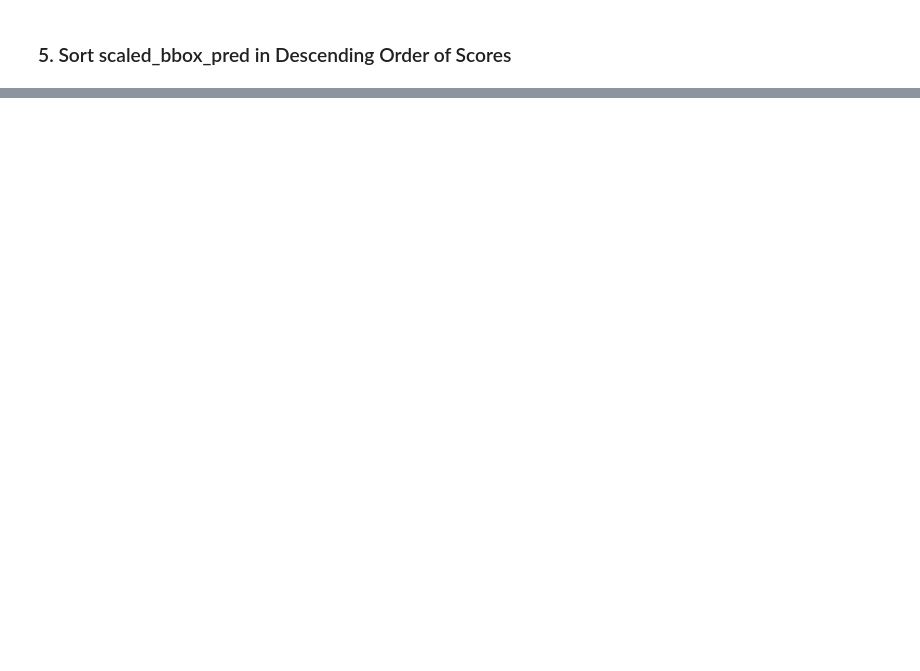
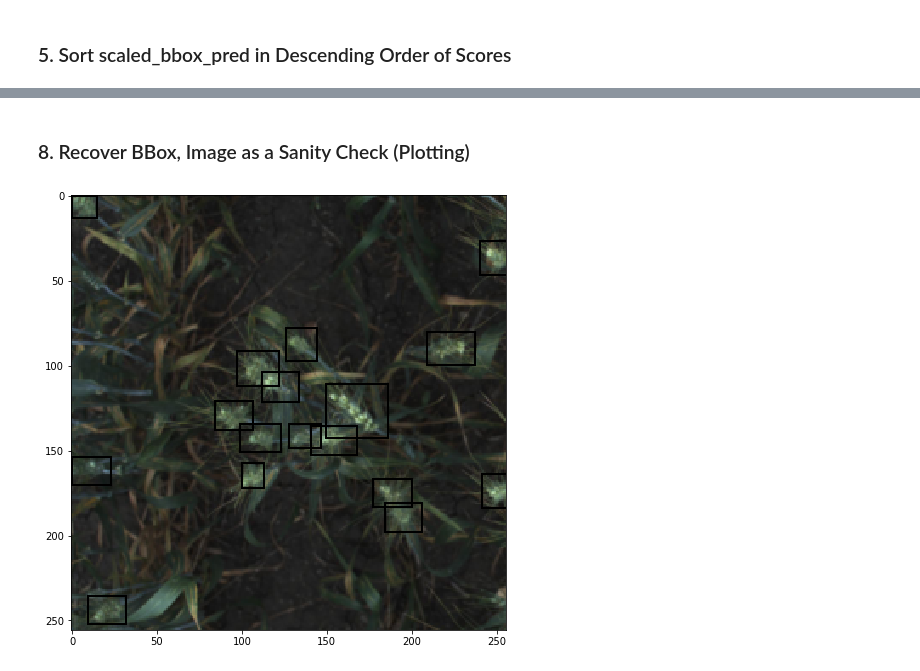
Before and after one commit to riven314/Wheat-Detection-2020, a Jupyter notebook: ipynb/interface_model_preds_with_mAP.ipynb, the cells around one changed output, grey strips where cells are left out. Drawn from its saved outputs; the diff is of its cells as text; code cells hidden in the pictures; blank space fills up the shorter version.

```diff
--- a/ipynb/interface_model_preds_with_mAP.ipynb
+++ b/ipynb/interface_model_preds_with_mAP.ipynb
@@ -254,0 +297,29 @@ tensor([0, 0, 0,  ..., 0, 0, 0], device='cuda:0')
+# %%
+thresholds = [0.5, 0.55, 0.60, 0.65, 0.70]
+b_mets = []
+b_n = b[0].size(0)
+
+for i in range(b_n):
+    # filter and transform predicted bbox
+    cthw_bbox_pred, scores, clas_pred = test_process_output(preds, i, detect_thresh = 0.5)
+    keep_idxs = nms(cthw_bbox_pred, scores, thresh = 0.3)
+    cthw_bbox_pred, scores, clas_pred = cthw_bbox_pred[keep_idxs], scores[keep_idxs], clas_pred[keep_idxs]
+    tlbr_bbox_pred = cthw2tlbr(cthw_bbox_pred)
+    sort_idxs = torch.argsort(scores, dim = -1, descending = True)
+    tlbr_bbox_pred, scores, clas_pred = tlbr_bbox_pred[sort_idxs], scores[sort_idxs], clas_pred[sort_idxs]
+    bbox_pred = tlbr_bbox_pred[:, [1, 0, 3, 2]]
+    bbox_pred = bbox_pred.detach().cpu().numpy()
+    bbox_pred = decode_bboxs(bbox_pred, img_size = 256)
+
+    # clean target bbox
+    tgt_bbox, tgt_clas = b[1][i], b[2][i]
+    nonzero_idxs = torch.nonzero(tgt_clas)
+    gts = tgt_bbox[nonzero_idxs].squeeze()
+    gts = gts.detach().cpu().numpy()
+    gts = decode_bboxs(gts, img_size = 256)
+
+    mets = calculate_image_precision(gts, bbox_pred, thresholds, form = 'pascal_voc')
+    b_mets.append(mets)
+
+ans = sum(b_mets) / len(b_mets)
+print(f'mAP = {ans}')
@@ -254,0 +349,2 @@ tensor([0, 0, 0,  ..., 0, 0, 0], device='cuda:0')
+# %% [markdown]
+### 8. Recover BBox, Image as a Sanity Check (Plotting)
@@ -254,0 +356,16 @@ tensor([0, 0, 0,  ..., 0, 0, 0], device='cuda:0')
+# %%
+imgs, _, _ = dls.train.decode(b)
+# %%
+ck_img = PILImage.create(TensorImage(imgs[7]))
+ck_gts = gts.copy()
+# %%
+fig, ax = plt.subplots(1, figsize = (8, 8))
+ax.imshow(ck_img)
+
+for gt in ck_gts:
+    x0, y0, x1, y1 = gt
+    w = x1 - x0
+    h = y1 - y0
+    patch = ax.add_patch(patches.Rectangle((x0, y0), w, h, fill = False, lw = 2))
+# %% [output]
+[figure, added]
```
Also changed, not shown: parts of 34 cells of this notebook, 1 other file.
